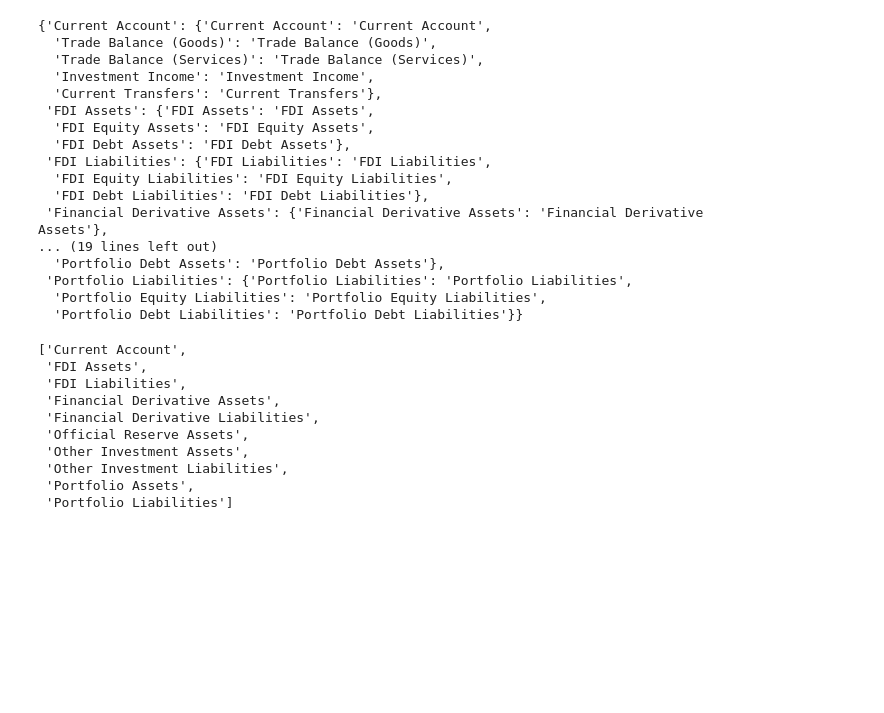
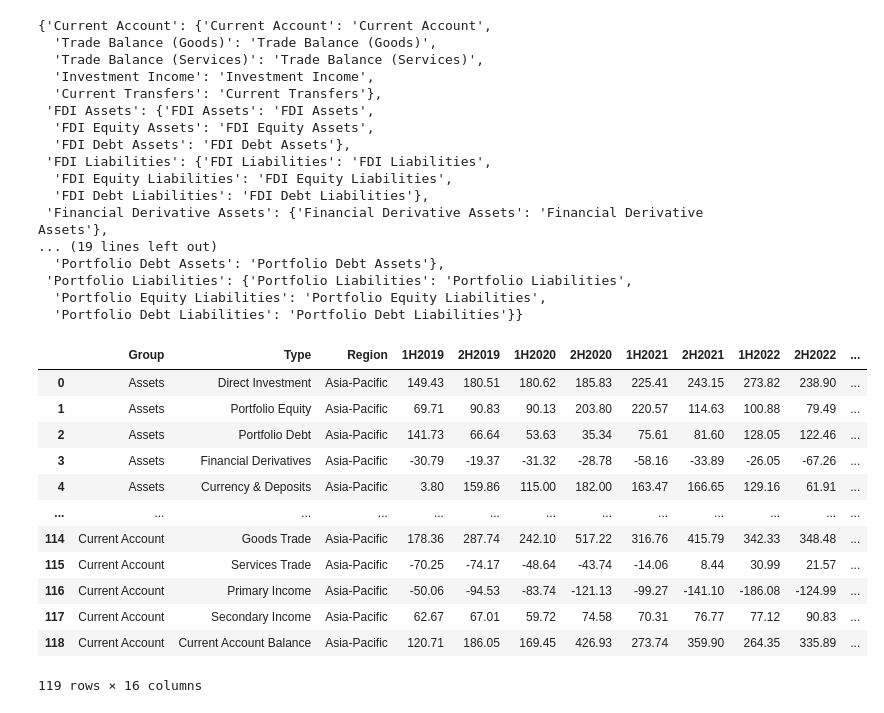
Before and after one commit to aizudeen11/cfm-nlp, a Jupyter notebook: main.ipynb, the cells around one changed output. Saved outputs shown, nothing was run; the diff lists cells and outputs as text; code cells hidden in the pictures; blank space fills up the shorter version.

```diff
--- a/main.ipynb
+++ b/main.ipynb
@@ -436,48 +436,23 @@ dict2
  'Portfolio Liabilities': {'Portfolio Liabilities': 'Portfolio Liabilities',
   'Portfolio Equity Liabilities': 'Portfolio Equity Liabilities',
   'Portfolio Debt Liabilities': 'Portfolio Debt Liabilities'}}
-# %%
-{'Current Account': {'Current Account': 'Current Account',
-  'Trade Balance (Goods)': 'Trade Balance (Goods)',
-  'Trade Balance (Services)': 'Trade Balance (Services)',
-  'Investment Income': 'Investment Income',
-  'Current Transfers': 'Current Transfers'},
- 'FDI Assets': {'FDI Assets': 'FDI Assets', 'FDI Equity Assets': 'FDI Equity Assets', 'FDI Debt Assets': 'FDI Debt Assets'},
- 'FDI Liabilities': ['FDI Liabilities',
-  'FDI Equity Liabilities',
-  'FDI Debt Liabilities'],
- 'Financial Derivative Assets': ['Financial Derivative Assets'],
- 'Financial Derivative Liabilities': ['Financial Derivative Liabilities'],
- 'Official Reserve Assets': ['Official Reserve Assets'],
- 'Other Investment Assets': ['Other Investment Assets',
-  'OI Equity Assets',
-  'Currency and Deposits Assets',
-  'Loans Assets',
-  'Insurance and Pension Assets',
-  'Trade Credits and Advances Assets',
-  'OI Others Assets'],
- 'Other Investment Liabilities': ['Other Investment Liabilities',
-  'OI Equity Liabilities',
-  'Currency and Deposits Liabilities',
-  'Loans Liabilities',
-  'Insurance and Pension Liabilities',
-  'Trade Credits and Advances Liabilities',
-  'OI Others Liabilities',
-  'SDR Liabilities'],
- 'Portfolio Assets': ['Portfolio Assets',
-  'Portfolio Equity Assets',
-  'Portfolio Debt Assets'],
- 'Portfolio Liabilities': ['Portfolio Liabilities',
-  'Portfolio Equity Liabilities',
-  'Portfolio Debt Liabilities']}
-# %% [output]
-['Current Account',
- 'FDI Assets',
- 'FDI Liabilities',
- 'Financial Derivative Assets',
- 'Financial Derivative Liabilities',
- 'Official Reserve Assets',
- 'Other Investment Assets',
- 'Other Investment Liabilities',
- 'Portfolio Assets',
- 'Portfolio Liabilities']
+# %%
+from processed_data import dfs2
+
+all_df = dfs2()
+# %%
+all_df[3]
+# %% [output]
+|  | Group | Type | Region | 1H2019 | 2H2019 | 1H2020 | 2H2020 | 1H2021 | 2H2021 | 1H2022 | 2H2022 | ... |
+| 0 | Assets | Direct Investment | Asia-Pacific | 149.43 | 180.51 | 180.62 | 185.83 | 225.41 | 243.15 | 273.82 | 238.90 | ... |
+| 1 | Assets | Portfolio Equity | Asia-Pacific | 69.71 | 90.83 | 90.13 | 203.80 | 220.57 | 114.63 | 100.88 | 79.49 | ... |
+| 2 | Assets | Portfolio Debt | Asia-Pacific | 141.73 | 66.64 | 53.63 | 35.34 | 75.61 | 81.60 | 128.05 | 122.46 | ... |
+| 3 | Assets | Financial Derivatives | Asia-Pacific | -30.79 | -19.37 | -31.32 | -28.78 | -58.16 | -33.89 | -26.05 | -67.26 | ... |
+| 4 | Assets | Currency & Deposits | Asia-Pacific | 3.80 | 159.86 | 115.00 | 182.00 | 163.47 | 166.65 | 129.16 | 61.91 | ... |
+| ... | ... | ... | ... | ... | ... | ... | ... | ... | ... | ... | ... | ... |
+| 114 | Current Account | Goods Trade | Asia-Pacific | 178.36 | 287.74 | 242.10 | 517.22 | 316.76 | 415.79 | 342.33 | 348.48 | ... |
+| 115 | Current Account | Services Trade | Asia-Pacific | -70.25 | -74.17 | -48.64 | -43.74 | -14.06 | 8.44 | 30.99 | 21.57 | ... |
+| 116 | Current Account | Primary Income | Asia-Pacific | -50.06 | -94.53 | -83.74 | -121.13 | -99.27 | -141.10 | -186.08 | -124.99 | ... |
+| 117 | Current Account | Secondary Income | Asia-Pacific | 62.67 | 67.01 | 59.72 | 74.58 | 70.31 | 76.77 | 77.12 | 90.83 | ... |
+| 118 | Current Account | Current Account Balance | Asia-Pacific | 120.71 | 186.05 | 169.45 | 426.93 | 273.74 | 359.90 | 264.35 | 335.89 | ... |
+119 rows × 16 columns
```
Also changed, not shown: parts of 2 cells of this notebook, 5 other files.
